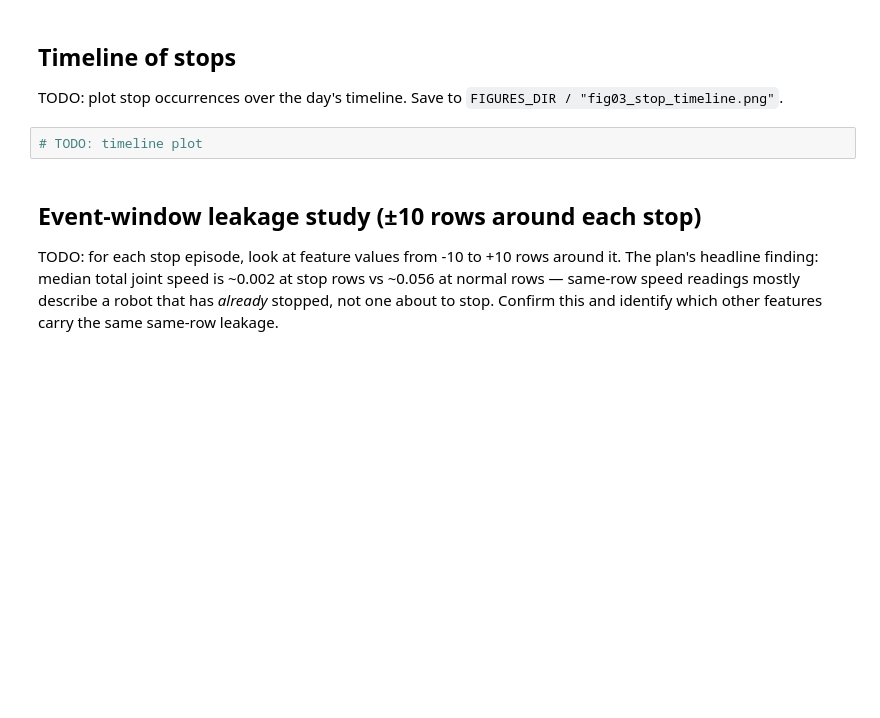
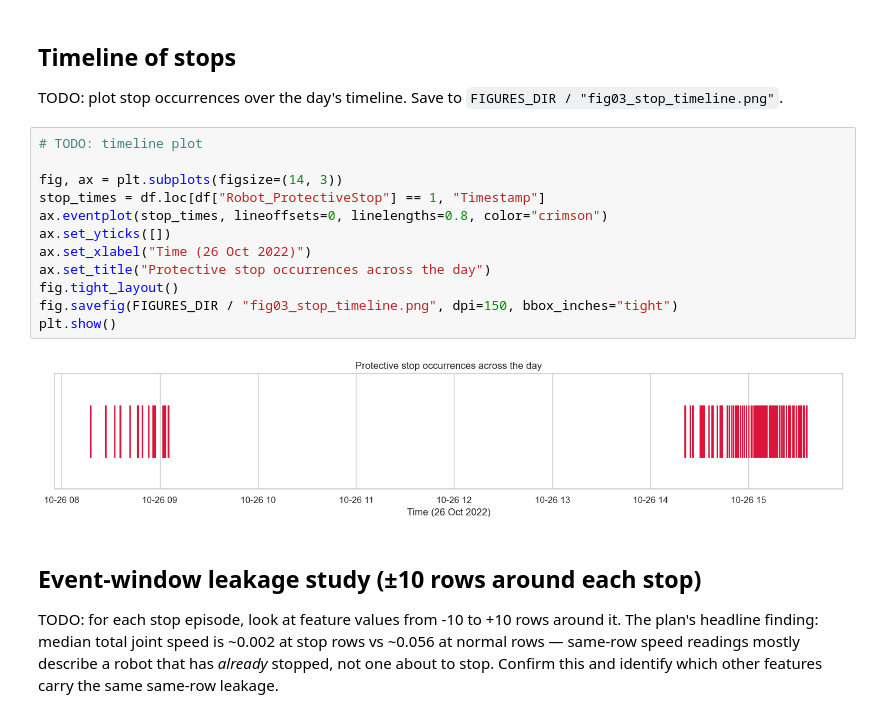
Before and after one commit to Bimsara-Yehan/UR3-CobotOps-Fault-Detection, a Jupyter notebook: notebooks/03_temporal_leakage.ipynb, the cells around one changed output. Cells and saved outputs as stored; diff of their text form; blank space fills up the shorter version.

```diff
--- a/notebooks/03_temporal_leakage.ipynb
+++ b/notebooks/03_temporal_leakage.ipynb
@@ -56,6 +90,18 @@ episodes.describe()
 TODO: plot stop occurrences over the day's timeline. Save to `FIGURES_DIR / "fig03_stop_timeline.png"`.
 # %%
 # TODO: timeline plot
+
+fig, ax = plt.subplots(figsize=(14, 3))
+stop_times = df.loc[df["Robot_ProtectiveStop"] == 1, "Timestamp"]
+ax.eventplot(stop_times, lineoffsets=0, linelengths=0.8, color="crimson")
+ax.set_yticks([])
+ax.set_xlabel("Time (26 Oct 2022)")
+ax.set_title("Protective stop occurrences across the day")
+fig.tight_layout()
+fig.savefig(FIGURES_DIR / "fig03_stop_timeline.png", dpi=150, bbox_inches="tight")
+plt.show()
+# %% [output]
+[figure, added]
 # %% [markdown]
 ## Event-window leakage study (±10 rows around each stop)
 
```
Also changed, not shown: parts of 12 cells of this notebook, 5 other files.
